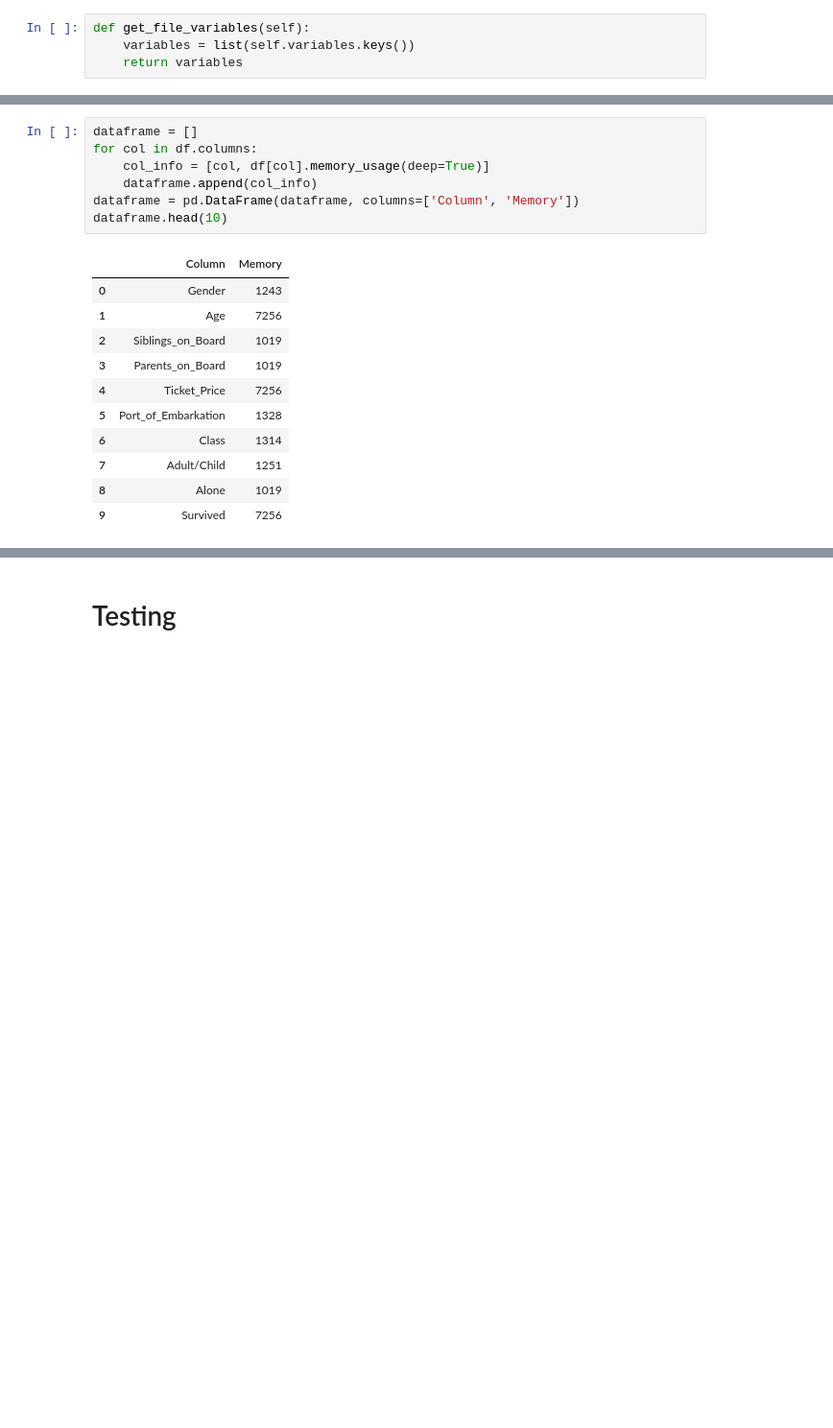
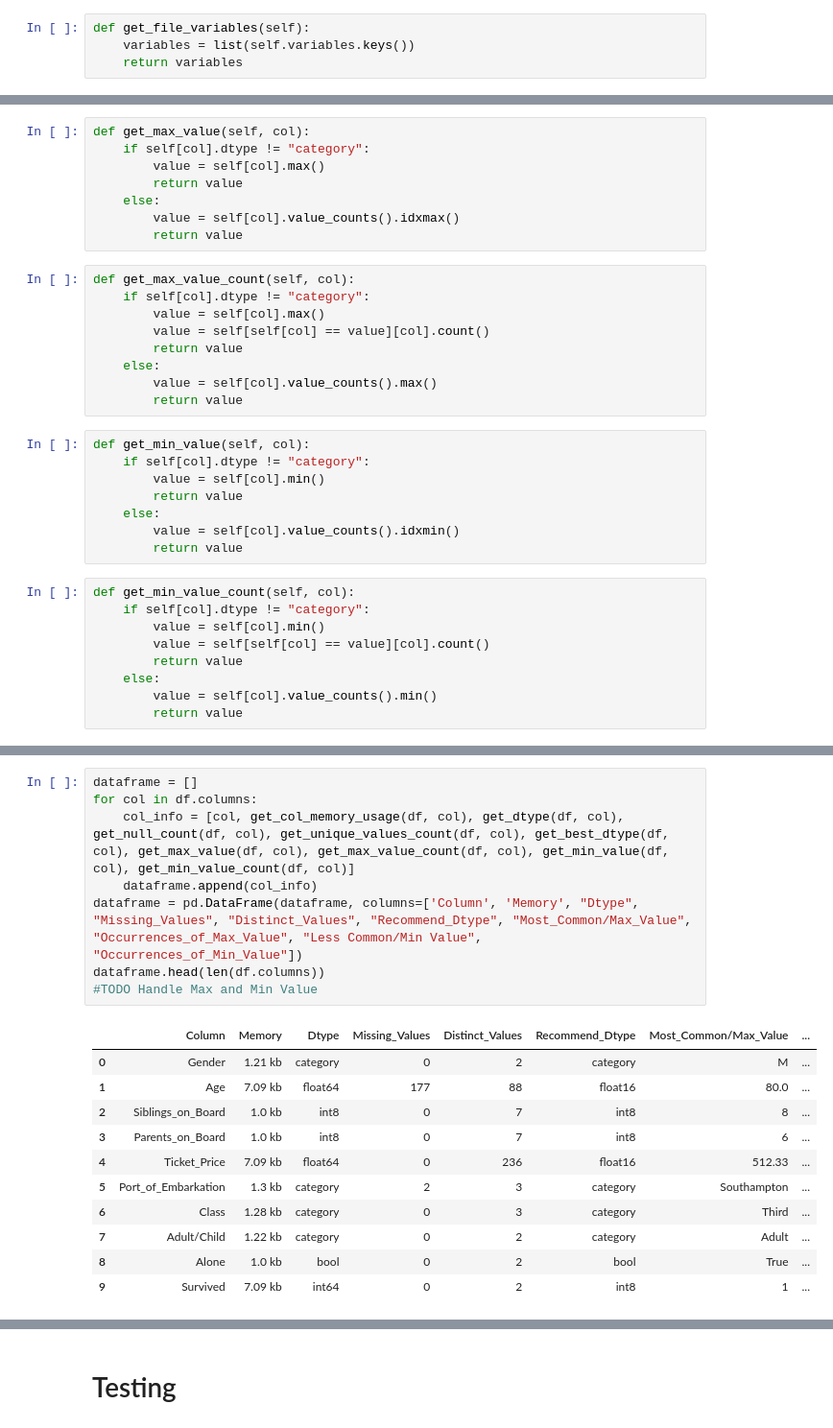
Before and after one commit to Abigor111/SunTzu, a Jupyter notebook: examples/MetadataFunctions.ipynb, the cells around one changed output, grey strips where cells are left out. Shown: that part at 96% size. Saved outputs shown, nothing was run; the diff lists cells and outputs as text; blank space fills up the shorter version.

Commit message:
Dataframe staticts

```diff
--- a/examples/MetadataFunctions.ipynb
+++ b/examples/MetadataFunctions.ipynb
@@ -629,0 +759,34 @@ teste.head()
+# %%
+def get_max_value(self, col):
+    if self[col].dtype != "category":
+        value = self[col].max()
+        return value
+    else:
+        value = self[col].value_counts().idxmax()
+        return value
+# %%
+def get_max_value_count(self, col):
+    if self[col].dtype != "category":
+        value = self[col].max()
+        value = self[self[col] == value][col].count()
+        return value
+    else:
+        value = self[col].value_counts().max()
+        return value
+# %%
+def get_min_value(self, col):
+    if self[col].dtype != "category":
+        value = self[col].min()
+        return value
+    else:
+        value = self[col].value_counts().idxmin()
+        return value
+# %%
+def get_min_value_count(self, col):
+    if self[col].dtype != "category":
+        value = self[col].min()
+        value = self[self[col] == value][col].count()
+        return value
+    else:
+        value = self[col].value_counts().min()
+        return value
@@ -630,19 +797,20 @@ teste.head()
 # %%
 dataframe = []
 for col in df.columns:
-    col_info = [col, df[col].memory_usage(deep=True)]
+    col_info = [col, get_col_memory_usage(df, col), get_dtype(df, col), get_null_count(df, col), get_unique_values_count(df, col), get_best_dtype(df, col), get_max_value(df, col), get_max_value_count(df, col), get_min_value(df, col), get_min_value_count(df, col)]
     dataframe.append(col_info)
-dataframe = pd.DataFrame(dataframe, columns=['Column', 'Memory'])
-dataframe.head(10)
+dataframe = pd.DataFrame(dataframe, columns=['Column', 'Memory', "Dtype", "Missing_Values", "Distinct_Values", "Recommend_Dtype", "Most_Common/Max_Value", "Occurrences_of_Max_Value", "Less Common/Min Value", "Occurrences_of_Min_Value"])
+dataframe.head(len(df.columns))
+#TODO Handle Max and Min Value
 # %% [output]
-|  | Column | Memory |
-| 0 | Gender | 1243 |
-| 1 | Age | 7256 |
-| 2 | Siblings_on_Board | 1019 |
-| 3 | Parents_on_Board | 1019 |
-| 4 | Ticket_Price | 7256 |
-| 5 | Port_of_Embarkation | 1328 |
-| 6 | Class | 1314 |
-| 7 | Adult/Child | 1251 |
-| 8 | Alone | 1019 |
-| 9 | Survived | 7256 |
+|  | Column | Memory | Dtype | Missing_Values | Distinct_Values | Recommend_Dtype | Most_Common/Max_Value | ... |
+| 0 | Gender | 1.21 kb | category | 0 | 2 | category | M | ... |
+| 1 | Age | 7.09 kb | float64 | 177 | 88 | float16 | 80.0 | ... |
+| 2 | Siblings_on_Board | 1.0 kb | int8 | 0 | 7 | int8 | 8 | ... |
+| 3 | Parents_on_Board | 1.0 kb | int8 | 0 | 7 | int8 | 6 | ... |
+| 4 | Ticket_Price | 7.09 kb | float64 | 0 | 236 | float16 | 512.33 | ... |
+| 5 | Port_of_Embarkation | 1.3 kb | category | 2 | 3 | category | Southampton | ... |
+| 6 | Class | 1.28 kb | category | 0 | 3 | category | Third | ... |
+| 7 | Adult/Child | 1.22 kb | category | 0 | 2 | category | Adult | ... |
+| 8 | Alone | 1.0 kb | bool | 0 | 2 | bool | True | ... |
+| 9 | Survived | 7.09 kb | int64 | 0 | 2 | int8 | 1 | ... |
```
Also changed, not shown: parts of 26 cells of this notebook.
